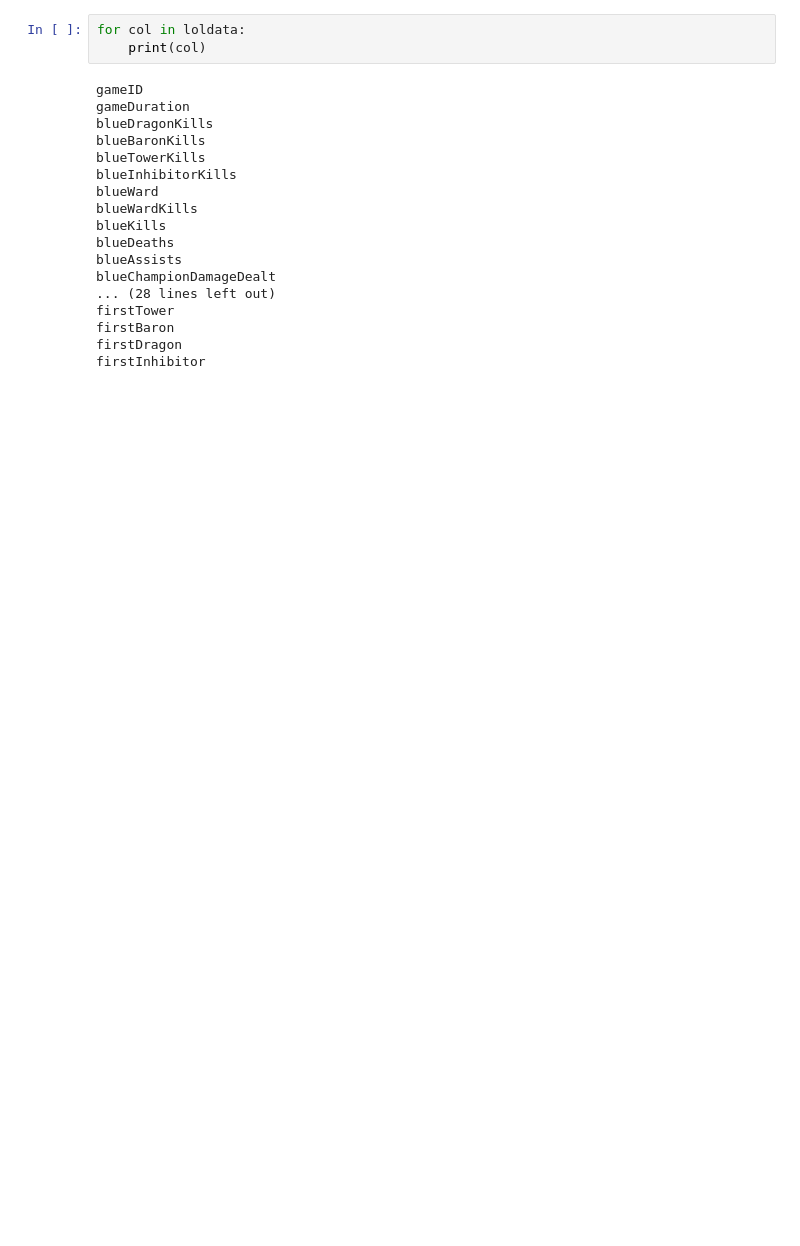
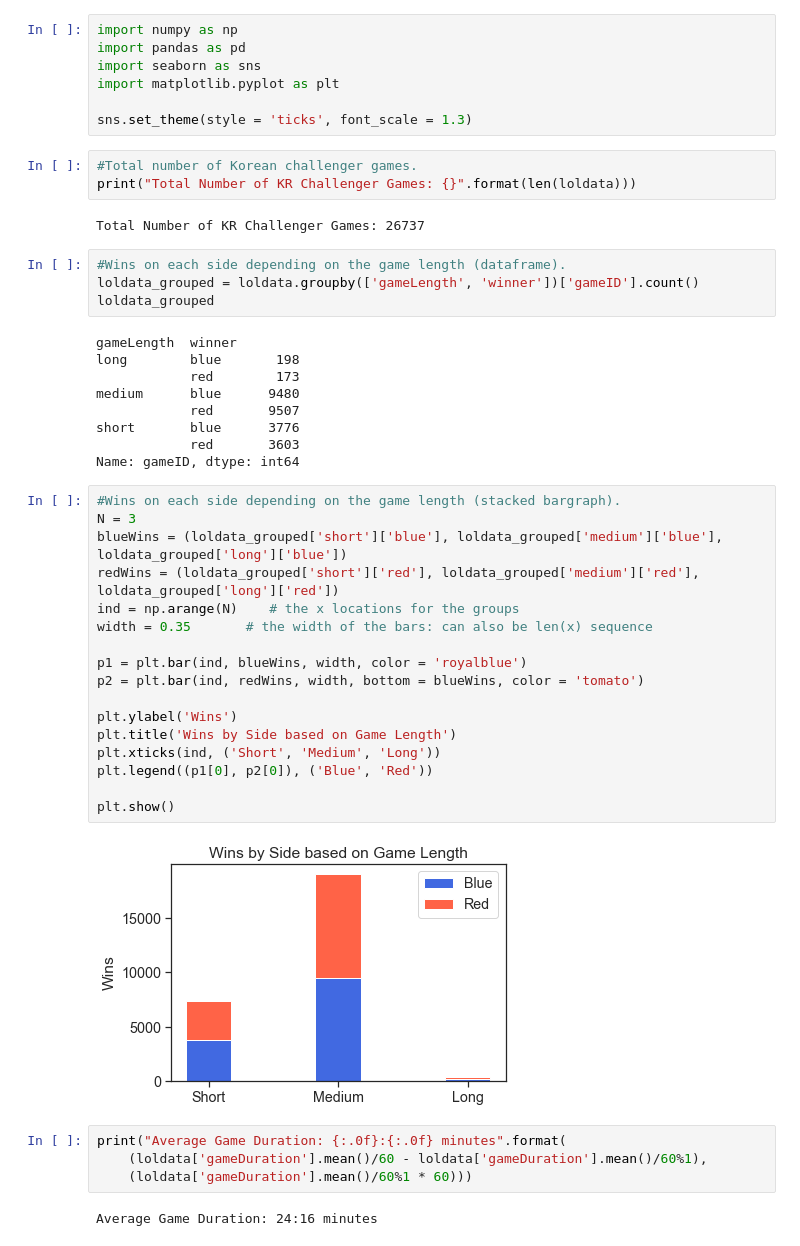
Before and after one commit to data301-2020-winter1/course-project-solo_330, a Jupyter notebook: analysis/milestone2.ipynb, the cells around one changed output. Saved outputs shown, nothing was run; the diff lists cells and outputs as text; blank space fills up the shorter version.

```diff
--- a/analysis/milestone2.ipynb
+++ b/analysis/milestone2.ipynb
@@ -26,21 +23,50 @@ loldata.head(50)
-# %%
-for col in loldata:
-    print(col)
-# %% [output]
-gameID
-gameDuration
-blueDragonKills
-blueBaronKills
-blueTowerKills
-blueInhibitorKills
-blueWard
-blueWardKills
-blueKills
-blueDeaths
-blueAssists
-blueChampionDamageDealt
-... (28 lines left out)
-firstTower
-firstBaron
-firstDragon
-firstInhibitor
+# %%
+import numpy as np
+import pandas as pd
+import seaborn as sns
+import matplotlib.pyplot as plt
+
+sns.set_theme(style = 'ticks', font_scale = 1.3)
+# %%
+#Total number of Korean challenger games.
+print("Total Number of KR Challenger Games: {}".format(len(loldata)))
+# %% [output]
+Total Number of KR Challenger Games: 26737
+# %%
+#Wins on each side depending on the game length (dataframe).
+loldata_grouped = loldata.groupby(['gameLength', 'winner'])['gameID'].count()
+loldata_grouped
+# %% [output]
+gameLength  winner
+long        blue       198
+            red        173
+medium      blue      9480
+            red       9507
+short       blue      3776
+            red       3603
+Name: gameID, dtype: int64
+# %%
+#Wins on each side depending on the game length (stacked bargraph).
+N = 3
+blueWins = (loldata_grouped['short']['blue'], loldata_grouped['medium']['blue'], loldata_grouped['long']['blue'])
+redWins = (loldata_grouped['short']['red'], loldata_grouped['medium']['red'], loldata_grouped['long']['red'])
+ind = np.arange(N)    # the x locations for the groups
+width = 0.35       # the width of the bars: can also be len(x) sequence
+
+p1 = plt.bar(ind, blueWins, width, color = 'royalblue')
+p2 = plt.bar(ind, redWins, width, bottom = blueWins, color = 'tomato')
+
+plt.ylabel('Wins')
+plt.title('Wins by Side based on Game Length')
+plt.xticks(ind, ('Short', 'Medium', 'Long'))
+plt.legend((p1[0], p2[0]), ('Blue', 'Red'))
+
+plt.show()
+# %% [output]
+[figure, added]
+# %%
+print("Average Game Duration: {:.0f}:{:.0f} minutes".format(
+    (loldata['gameDuration'].mean()/60 - loldata['gameDuration'].mean()/60%1),
+    (loldata['gameDuration'].mean()/60%1 * 60)))
+# %% [output]
+Average Game Duration: 24:16 minutes
```
Also changed, not shown: parts of 7 cells of this notebook, 2 other files.
